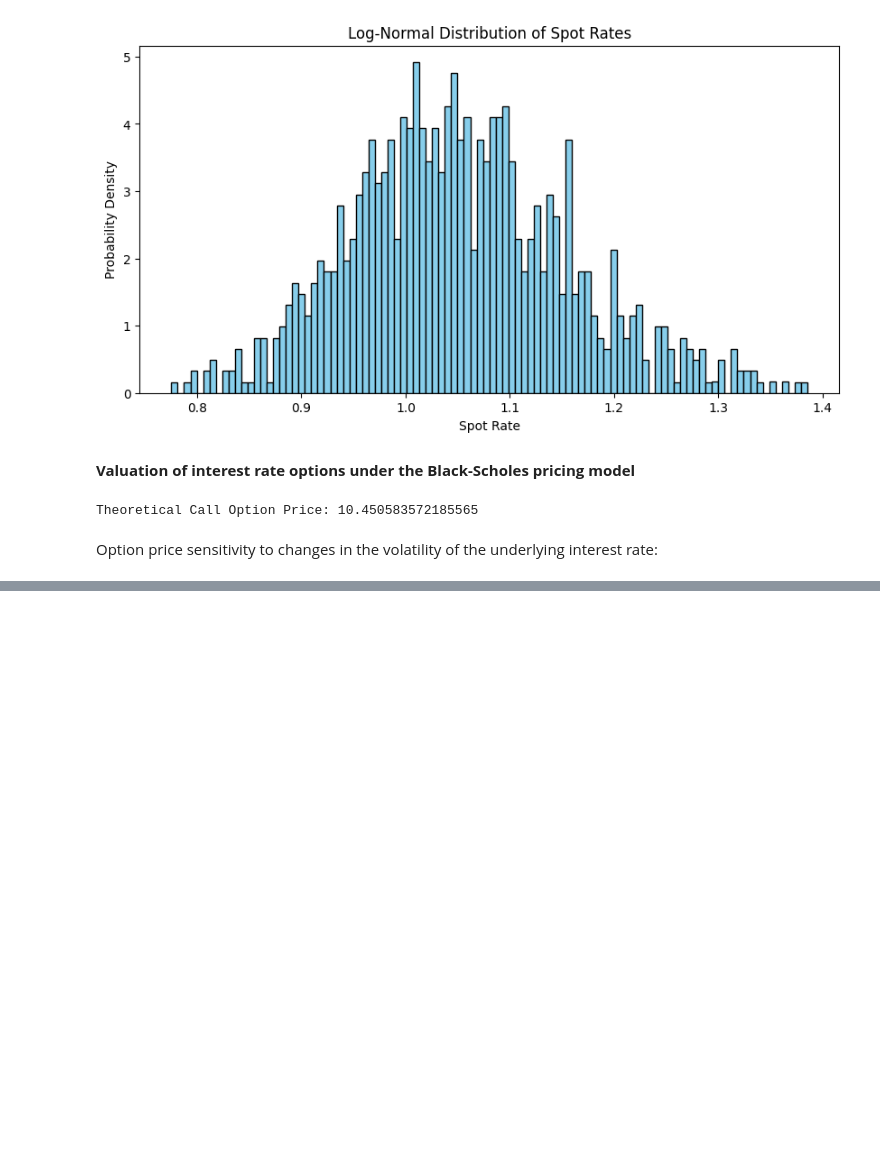
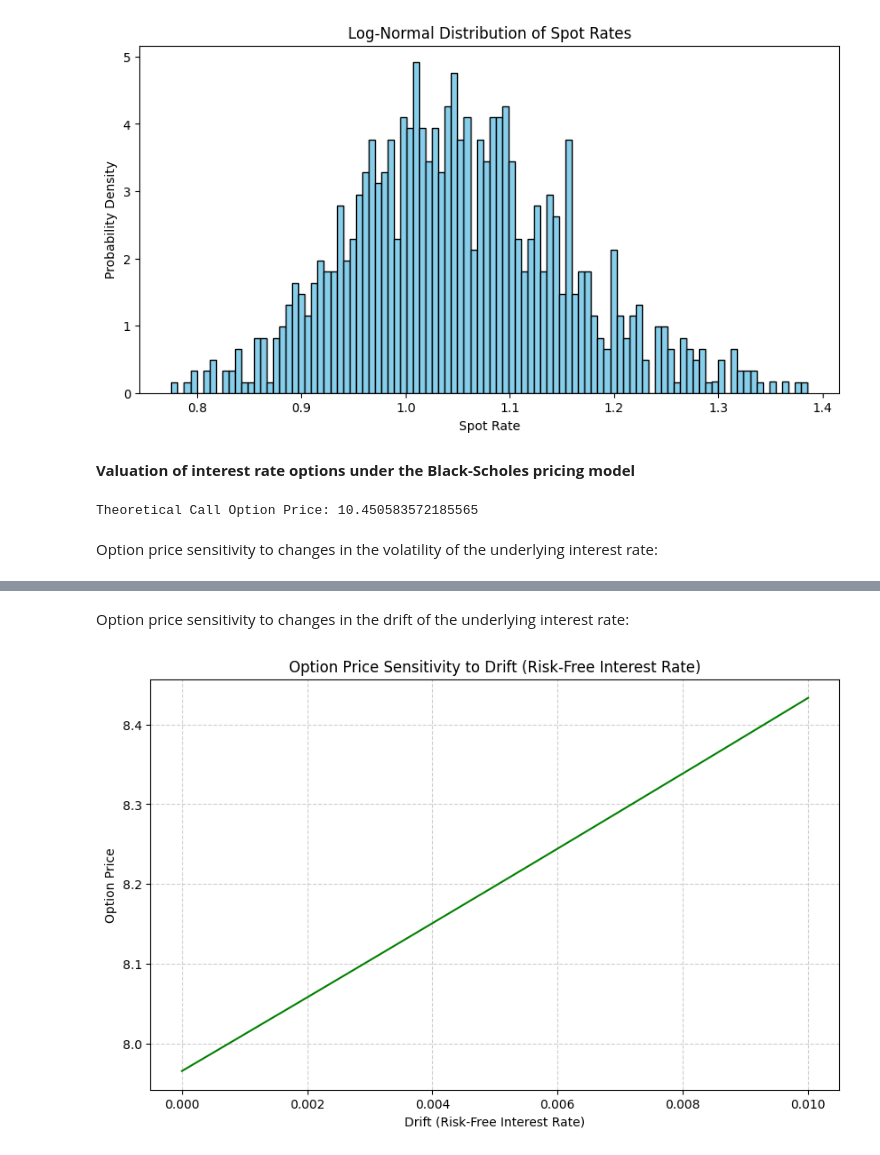
Before and after one commit to MathQuantLab/interest-rates-modelling, a Jupyter notebook: Lognormal_spot_rate_model/SG-Lognormal_spot_rate_model.ipynb, the cells around one changed output, grey strips where cells are left out. Drawn from its saved outputs; the diff is of its cells as text; code cells hidden in the pictures; blank space fills up the shorter version.

```diff
--- a/Lognormal_spot_rate_model/SG-Lognormal_spot_rate_model.ipynb
+++ b/Lognormal_spot_rate_model/SG-Lognormal_spot_rate_model.ipynb
@@ -77,0 +78,18 @@ plt.show()
+# %% [markdown]
+Option price sensitivity to changes in the drift of the underlying interest rate:
+# %%
+#defining range of drift values
+r_range = np.linspace(0.01, 0, 100)
+option_prices = [call_option_price(S, K, T, r, sigma) for r in r_range]
+
+#plotting option price sensitivity to changes in drift
+plt.figure(figsize=(10, 6))
+plt.plot(r_range, option_prices, color='green')
+plt.title('Option Price Sensitivity to Drift (Risk-Free Interest Rate)')
+plt.xlabel('Drift (Risk-Free Interest Rate)')
+plt.ylabel('Option Price')
+plt.grid(True, linestyle='--', alpha=0.6)
+#plt.savefig('option_price_sensitivity_to_drift.png')
+plt.show()
+# %% [output]
+[figure, added]
```
Also changed, not shown: parts of 1 cell of this notebook.
